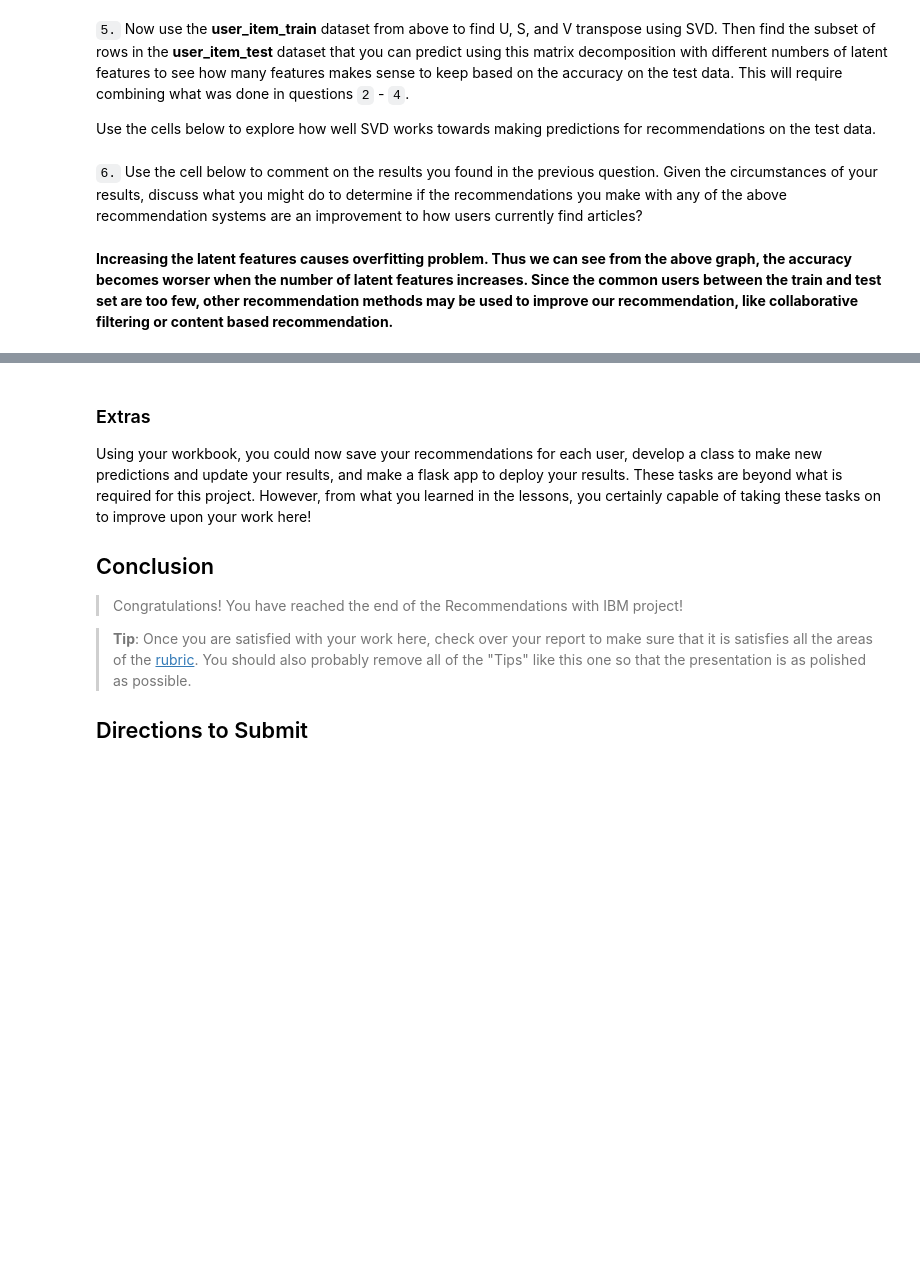
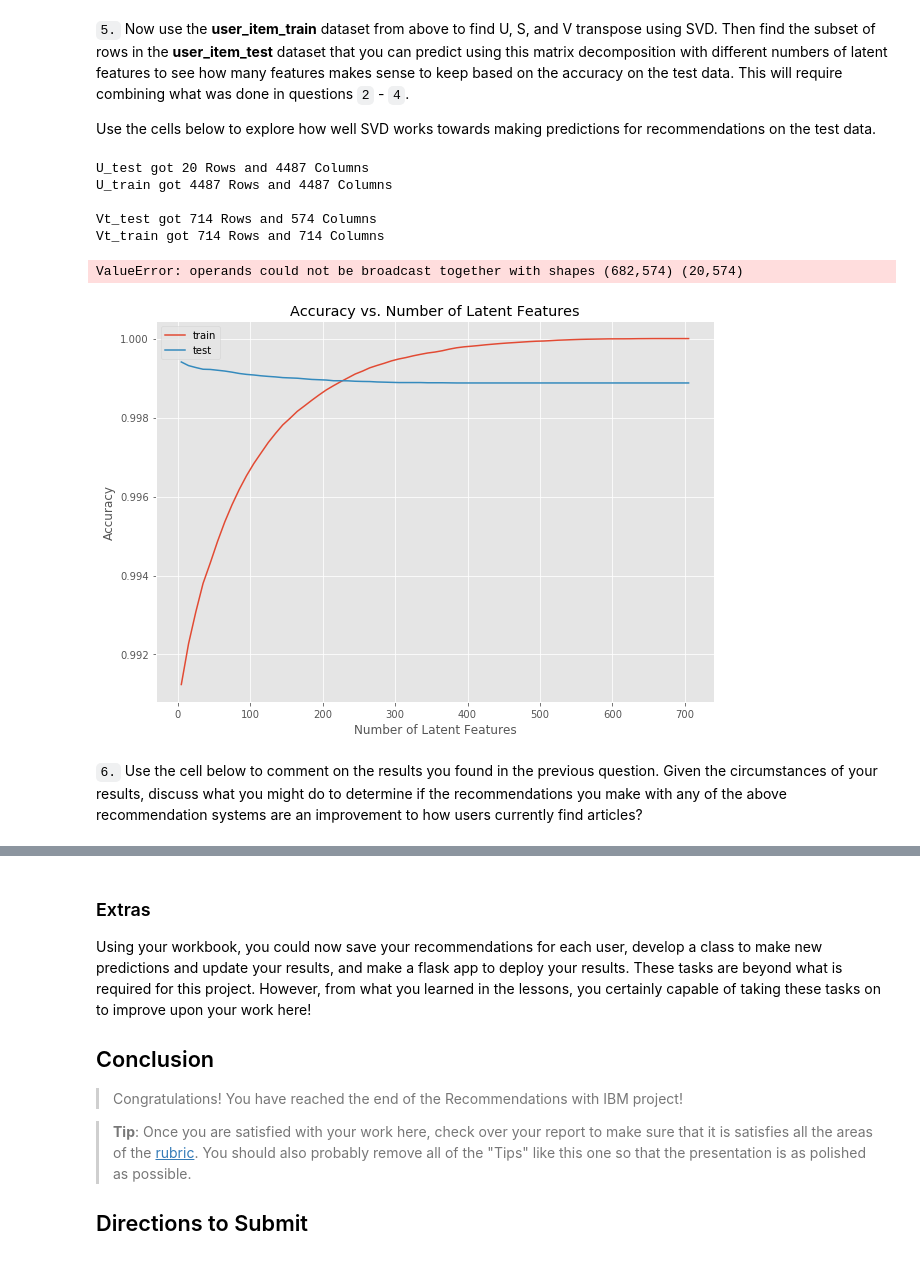
Before and after one commit to herrfeder/DataScientist, a Jupyter notebook: Project_04_Recommendations_With_IBM/Recommendations_with_IBM.ipynb, the cells around one changed output, grey strips where cells are left out. Drawn from its saved outputs; the diff is of its cells as text; code cells hidden in the pictures; blank space fills up the shorter version.

Commit message:
Subject: Progress on Recommendations with IBM

```diff
--- a/Project_04_Recommendations_With_IBM/Recommendations_with_IBM.ipynb
+++ b/Project_04_Recommendations_With_IBM/Recommendations_with_IBM.ipynb
@@ -1197,4 +1204,75 @@ u_train, s_train, vt_train = # fit svd similar to above then use the cells below
+# %%
+# Use these cells to see how well you can use the training
+# decomposition to predict on test data
+
+# get true and false matrix to find indexes that are in training data and test data as well
+train_common_idx = user_item_train.index.isin(test_idx)
+train_common_col = user_item_train.columns.isin(test_arts)
+
+common_idx = list(set(user_item_train.index).intersection(set(user_item_test.index)))
+
+# apply this boolean matrix to our numpy arrays from SVD algorithm
+u_test = u_train[train_common_idx, :]
+vt_test= vt_train[:, train_common_col]
+
+print("U_test got {} Rows and {} Columns ".format(np.size(u_test,0), np.size(u_test,1)))
+print("U_train got {} Rows and {} Columns ".format(np.size(u_train,0), np.size(u_train,1)))
+print()
+print("Vt_test got {} Rows and {} Columns ".format(np.size(vt_test,0), np.size(vt_test,1)))
+print("Vt_train got {} Rows and {} Columns ".format(np.size(vt_train,0), np.size(vt_train,1)))
+# %% [output]
+U_test got 20 Rows and 4487 Columns
+U_train got 4487 Rows and 4487 Columns
+
+Vt_test got 714 Rows and 574 Columns
+Vt_train got 714 Rows and 714 Columns
+# %%
+#make predictions based on train_set SVD for the overlapping 20 users that are also in the test set
+#compare these predictions with the actual test matrix to get errer
+
+sum_train_errs=[]
+sum_test_errs=[]
+num_latent_feat=np.arange(5,710,10)
+
+for k in num_latent_feat:
+
+    # calculate latent feature dependent SVD matrices from train data
+    u_train_lat, s_train_test_lat, vt_train_lat = u_train[:, :k], np.diag(s_train[:k]), vt_train[:k, :]
+
+    # extract latent feature dependent matrices from test data
+    u_test_lat, vt_test_lat = u_test[:, :k], vt_test[:k,:]
+
+    # make predictions for train and test data
+    user_item_train_preds = np.around(np.dot(np.dot(u_train_lat, s_train_test_lat), vt_train_lat))
+    user_item_test_preds = np.around(np.dot(np.dot(u_test_lat, s_train_test_lat), vt_test_lat))
+
+    # calculate difference of train and test data to represent the actual error
+    diffs_train = np.subtract(user_item_train, user_item_train_preds)
+    diffs_test = np.subtract(user_item_test, user_item_test_preds)
+
+    # sum the train and test differences over all columns and rows to get the error into a single number
+    train_err = np.sum(np.sum(np.abs(diffs_train)))
+    sum_train_errs.append(train_err)
+
+    test_err = np.sum(np.sum(np.abs(diffs_test)))
+    sum_test_errs.append(test_err)
+# %% [output]
+ValueError: operands could not be broadcast together with shapes (682,574) (20,574)
+# %%
+
+fig = plt.figure(figsize=(10,7))
+
+# plot the normalized errors against the number of latent factors
+plt.plot(num_latent_feat, 1 - (np.array(sum_train_errs)/(user_item_train.shape[0]*user_item_train.shape[1])), label='train');
+plt.plot(num_latent_feat, 1 - (np.array(sum_test_errs)/(user_item_test.shape[0]*user_item_test.shape[1])), label='test');
+
+# some adjustments for the understanding of the plot
+plt.legend(loc='best')
+plt.xlabel('Number of Latent Features');
+plt.ylabel('Accuracy');
+plt.title('Accuracy vs. Number of Latent Features');
+plt.show();
+# %% [output]
+[figure, added]
 # %% [markdown]
 `6.` Use the cell below to comment on the results you found in the previous question. Given the circumstances of your results, discuss what you might do to determine if the recommendations you make with any of the above recommendation systems are an improvement to how users currently find articles?
-# %% [markdown]
-__Increasing the latent features causes overfitting problem. Thus we can see from the above graph, the accuracy becomes worser when the number of latent features increases. Since the common users between the train and test set are too few, other recommendation methods may be used to improve our recommendation, like collaborative filtering or content based recommendation.__
```
Also changed, not shown: parts of 22 cells of this notebook.
